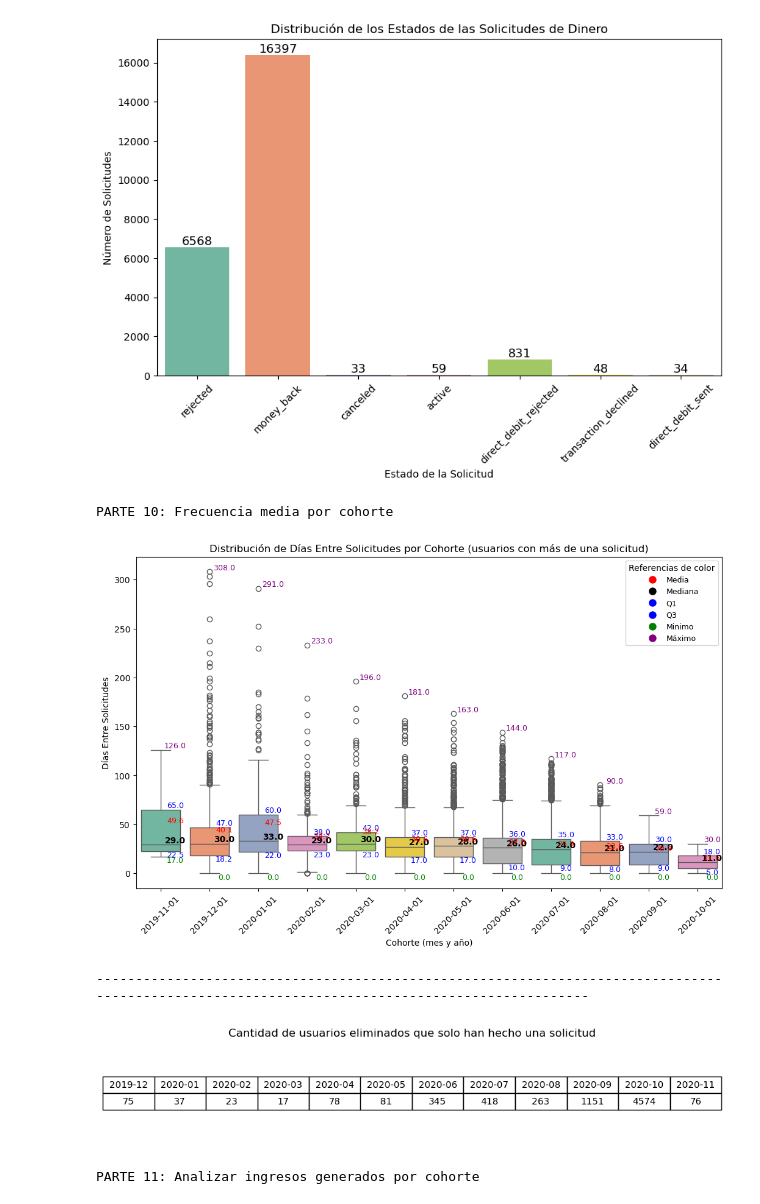
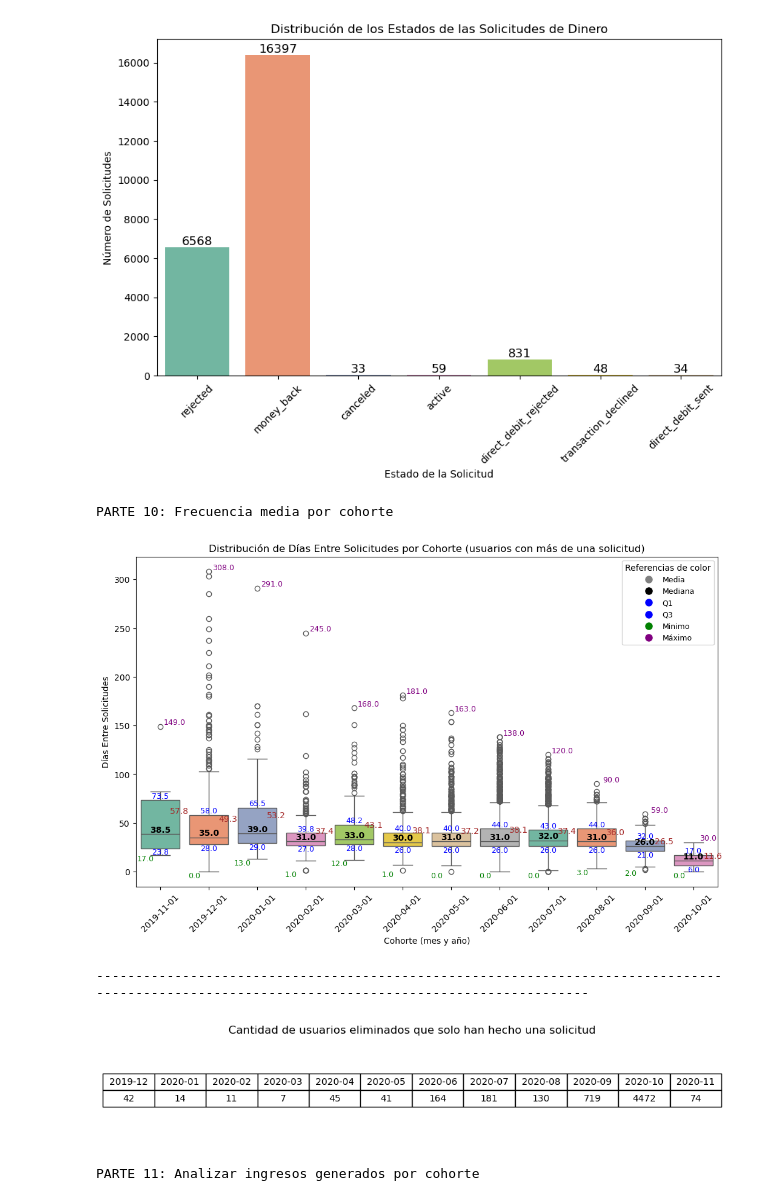
Before and after one commit to FlorGuindo/Curso-DA-Flor-Guindo, a Jupyter notebook: Proyect grupo 5.ipynb, the cells around one changed output. Saved outputs shown, nothing was run; the diff lists cells and outputs as text; code cells hidden in the pictures.

```diff
--- a/Proyect grupo 5.ipynb
+++ b/Proyect grupo 5.ipynb
@@ -252,11 +252,13 @@ Name: count, dtype: int64
 # %%
 # 10 Frecuencia media por cohorte
 print("\n\033[1m\033[95mPARTE 10: Frecuencia media por cohorte\033[0m")
+df_cash['created_at'] = pd.to_datetime(df_cash['created_at'])
+df_cash['cohort'] = pd.to_datetime(df_cash['cohort'], format='%Y-%m')
 
 # 10.1 Filtrar usuarios que han hecho más de una solicitud, excluyendo 'rejected'
 user_counts = df_cash['user_id'].value_counts()
 multiple_requests_users = user_counts[user_counts > 1].index
-df_cash_filtered = df_cash[df_cash['user_id'].isin(multiple_requests_users)]
+df_cash_filtered = df_cash[(df_cash['status'] != 'rejected') & (df_cash['user_id'].isin(user_counts[user_counts > 1].index))]
 
 # 10.2 Calcular la frecuencia por usuario como la diferencia entre solicitudes
 df_cash_filtered = df_cash_filtered.sort_values(by=['user_id', 'created_at'])
@@ -264,7 +266,7 @@ df_cash_filtered['days_between'] = df_cash_filtered.groupby('user_id')['created_
 
 # 10.3 Calcular el número de usuarios que solo han hecho una solicitud por cohorte
 single_request_users = user_counts[user_counts == 1].index
-df_cash_single_request = df_cash[df_cash['user_id'].isin(single_request_users)]
+df_cash_single_request = df_cash[df_cash['user_id'].isin(single_request_users) & (df_cash['status'] != 'rejected')]
 single_request_count = df_cash_single_request.groupby('cohort')['user_id'].nunique().reset_index(name='single_request_count')
 # Ordenar cronoogicamente los cohortes en el eje x
 df_cash_filtered['cohort'] = pd.to_datetime(df_cash_filtered['cohort'])
@@ -274,7 +276,7 @@ single_request_count = single_request_count.sort_values(by='cohort')
 
 # 10.4 Visualizar el diagrama de cajas por cohort, añadiendo valores clave
 plt.figure(figsize=(12, 8))
-box_plot = sns.boxplot(x='cohort', y='days_between',hue = 'cohort', data=df_cash_filtered, palette='Set2')
+box_plot = sns.boxplot(x='cohort', y='days_between',hue='cohort', data=df_cash_filtered, palette='Set2')
 
 # Calcular y añadir valores clave como cuartiles, mediana, media, máximo y mínimo
 stats = df_cash_filtered.groupby('cohort')['days_between'].describe()
@@ -288,11 +290,11 @@ for i, cohort in enumerate(stats.index):
     maximum = stats.loc[cohort, 'max']
 
     # Desplazar los textos a la derecha
-    plt.text(i + 0.3, median, f'{median:.1f}', ha='center', va='bottom', color='black', fontsize=10, fontweight='bold')
-    plt.text(i + 0.3, q1, f'{q1:.1f}', ha='center', va='top', color='blue', fontsize=9)
-    plt.text(i + 0.3, q3, f'{q3:.1f}', ha='center', va='bottom', color='blue', fontsize=9)
-    plt.text(i + 0.3, mean, f'{mean:.1f}', ha='center', va='bottom', color='red', fontsize=9)
-    plt.text(i + 0.3, minimum, f'{minimum:.1f}', ha='center', va='top', color='green', fontsize=9)
+    plt.text(i - 0.0, median, f'{median:.1f}', ha='center', va='bottom', color='black', fontsize=10, fontweight='bold')
+    plt.text(i + 0.0, q1, f'{q1:.1f}', ha='center', va='top', color='blue', fontsize=9)
+    plt.text(i + 0.0, q3, f'{q3:.1f}', ha='center', va='bottom', color='blue', fontsize=9)
+    plt.text(i + 0.4, mean, f'{mean:.1f}', ha='center', va='bottom', color='brown', fontsize=10)
+    plt.text(i - 0.3, minimum, f'{minimum:.1f}', ha='center', va='top', color='green', fontsize=9)
     plt.text(i + 0.3, maximum, f'{maximum:.1f}', ha='center', va='bottom', color='purple', fontsize=9)
 
 # 10.6 Ajustes visuales
@@ -303,39 +305,39 @@ plt.ylabel('Días Entre Solicitudes')
 
 # 10.7 Agregar leyenda para los colores
 legend_elements = [
-    plt.Line2D([0], [0], marker='o', color='w', label='Media', markerfacecolor='red', markersize=10),
+    plt.Line2D([0], [0], marker='o', color='w', label='Media', markerfacecolor='gray', markersize=10),
     plt.Line2D([0], [0], marker='o', color='w', label='Mediana', markerfacecolor='black', markersize=10),
     plt.Line2D([0], [0], marker='o', color='w', label='Q1', markerfacecolor='blue', markersize=10),
     plt.Line2D([0], [0], marker='o', color='w', label='Q3', markerfacecolor='blue', markersize=10),
     plt.Line2D([0], [0], marker='o', color='w', label='Minimo', markerfacecolor='green', markersize=10),
     plt.Line2D([0], [0], marker='o', color='w', label='Máximo', markerfacecolor='purple', markersize=10)
 ]
 plt.legend(handles=legend_elements, loc='upper right', fontsize=9, title='Referencias de color')
 
 # 10.8 Ajustar el layout para los textos desplazados
 plt.subplots_adjust(left=0.1, bottom=0.2)
 # 10.9 Mostrar el diagrama
 plt.show()
 
 print("-----------------------------------------------------------------------------------------------------------------------------------------------")
 #10.9.1 Crear una nueva figura de tabla horizontal para incluir a los usuarios eliminados
 plt.figure(figsize=(12, 2))
 table = plt.table(cellText=[single_request_count['single_request_count'].values],
                   colLabels=single_request_count['cohort'].dt.strftime('%Y-%m'),
                   loc='center', cellLoc='center')
 
 table.auto_set_font_size(False)
 table.set_fontsize(10)
 table.scale(1, 1.5)
 
 # Ocultar ejes ya que solo mostramos la tabla
 plt.axis('off')
 plt.title('Cantidad de usuarios eliminados que solo han hecho una solicitud')
 #10.9.2 Mostrar la nueva tabla
 plt.show()
 # %% [output]
 PARTE 10: Frecuencia media por cohorte
-[figure, old version]
+[figure, new version]
 -----------------------------------------------------------------------------------------------------------------------------------------------
 [figure]
 # %%
```
